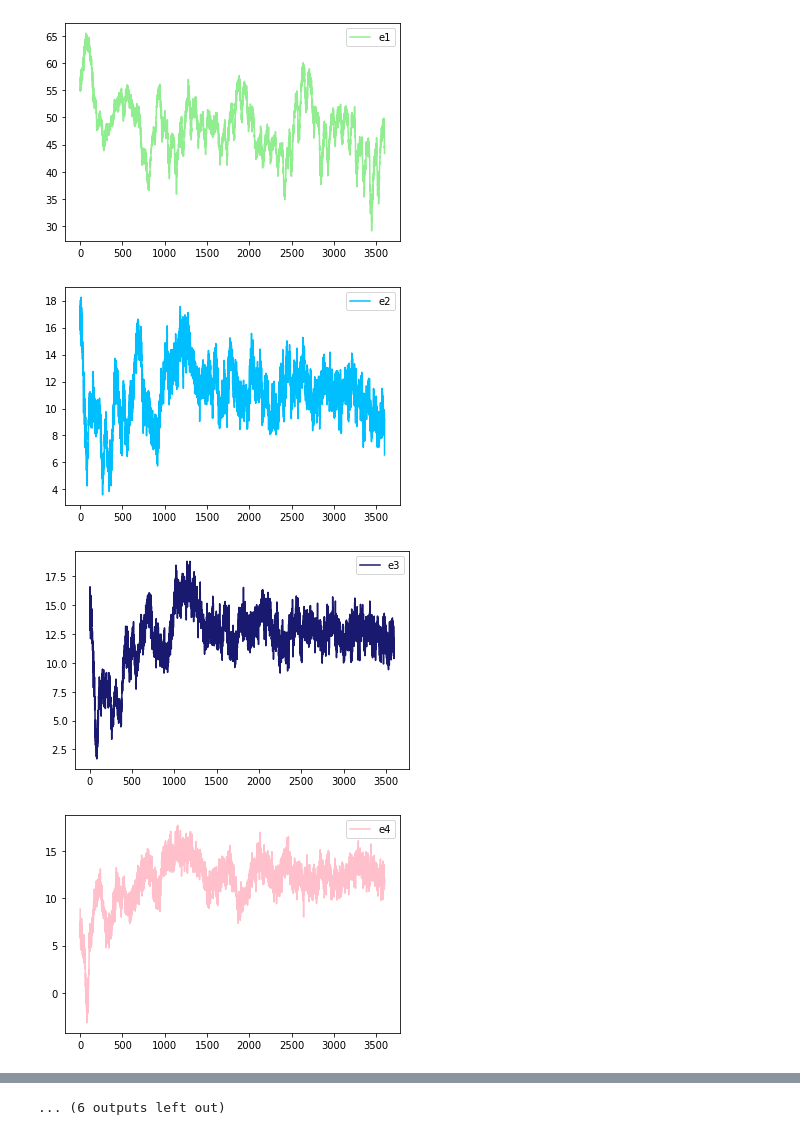
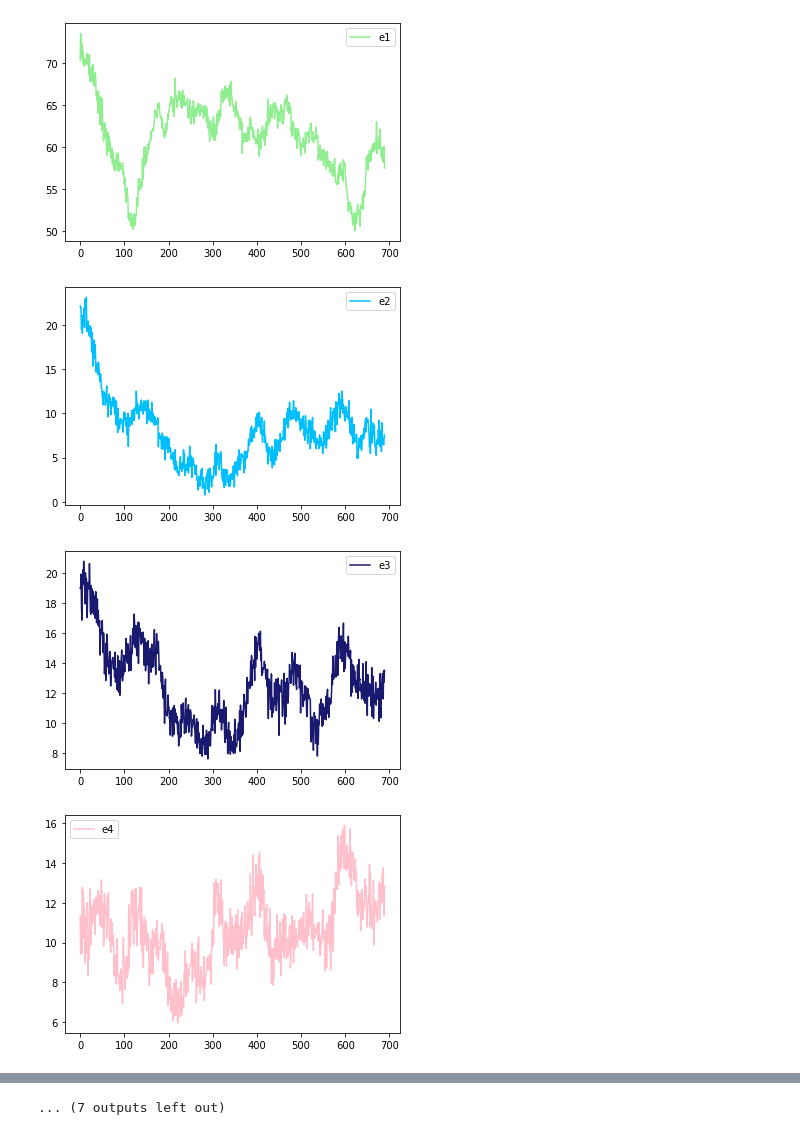
Before and after one commit to neardws/Game-Theoretic-Deep-Reinforcement-Learning, a Jupyter notebook: Draw/draw_results_for_ddpg.ipynb, the cells around one changed output, grey strips where cells are left out. Saved outputs shown, nothing was run; the diff lists cells and outputs as text; code cells hidden in the pictures.

```diff
--- a/Draw/draw_results_for_ddpg.ipynb
+++ b/Draw/draw_results_for_ddpg.ipynb
@@ -15,6 +15,15 @@ file_name = "/home/neardws/acme/86504512-f79b-11ec-ad3b-04d9f5632a58/"
 
 # change the edge node reward
 file_name = "/home/neardws/acme/e067ee42-f7a0-11ec-a179-04d9f5632a58/"
+
+# 23:00 - 23:05
+file_name = "/home/neardws/acme/60f4a960-f7f1-11ec-a7ad-04d9f5632a58/"
+
+# 5 MHz
+file_name = "/home/neardws/acme/cd967674-f7f7-11ec-90a6-04d9f5632a58/"
+
+# 15 MHz
+file_name = "/home/neardws/acme/1244e2f6-f7f8-11ec-9306-04d9f5632a58/"
 
 start_index = 0
 loss_file_name = file_name + "logs/learner/logs.csv"
@@ -146,4 +155,15 @@ service_rate = returns_df["service_rate"].values
 plt.plot(epoch_index, service_rate[start_index:end_index], '-', color='lightgreen', label='service_rate')
 plt.legend(loc="best")  # 图例
 plt.show()
+
+
+maximum_cumulative_reward_index = cumulative_reward.argmax()
+print(maximum_cumulative_reward_index)
+
+print("cumulative_reward: ", cumulative_reward[maximum_cumulative_reward_index])
+print("average_edge_reward: ", (e1_return[maximum_cumulative_reward_index] + e2_return[maximum_cumulative_reward_index] + e3_return[maximum_cumulative_reward_index] + e4_return[maximum_cumulative_reward_index] + e5_return[maximum_cumulative_reward_index] + e6_return[maximum_cumulative_reward_index] + e7_return[maximum_cumulative_reward_index] + e8_return[maximum_cumulative_reward_index] + e9_return[maximum_cumulative_reward_index]) / 9)
+print("service_rate: ", service_rate[maximum_cumulative_reward_index])
+print("average_interference: ", average_vehicle_interferences[maximum_cumulative_reward_index])
+print("average_service_time: ", average_service_times[maximum_cumulative_reward_index])
+print("average_wired_transmission_time: ", average_wired_transmission_times[maximum_cumulative_reward_index])
 # %% [output]
@@ -152,4 +172,4 @@ plt.show()
-[figure, old version]
+[figure, new version]
-[figure, old version]
+[figure, new version]
-[figure, old version]
+[figure, new version]
-[figure, old version]
+[figure, new version]
@@ -162 +182 @@ plt.show()
-... (6 outputs left out)
+... (7 outputs left out)
```
Also changed, not shown: parts of 1 cell of this notebook, 47 other files.
